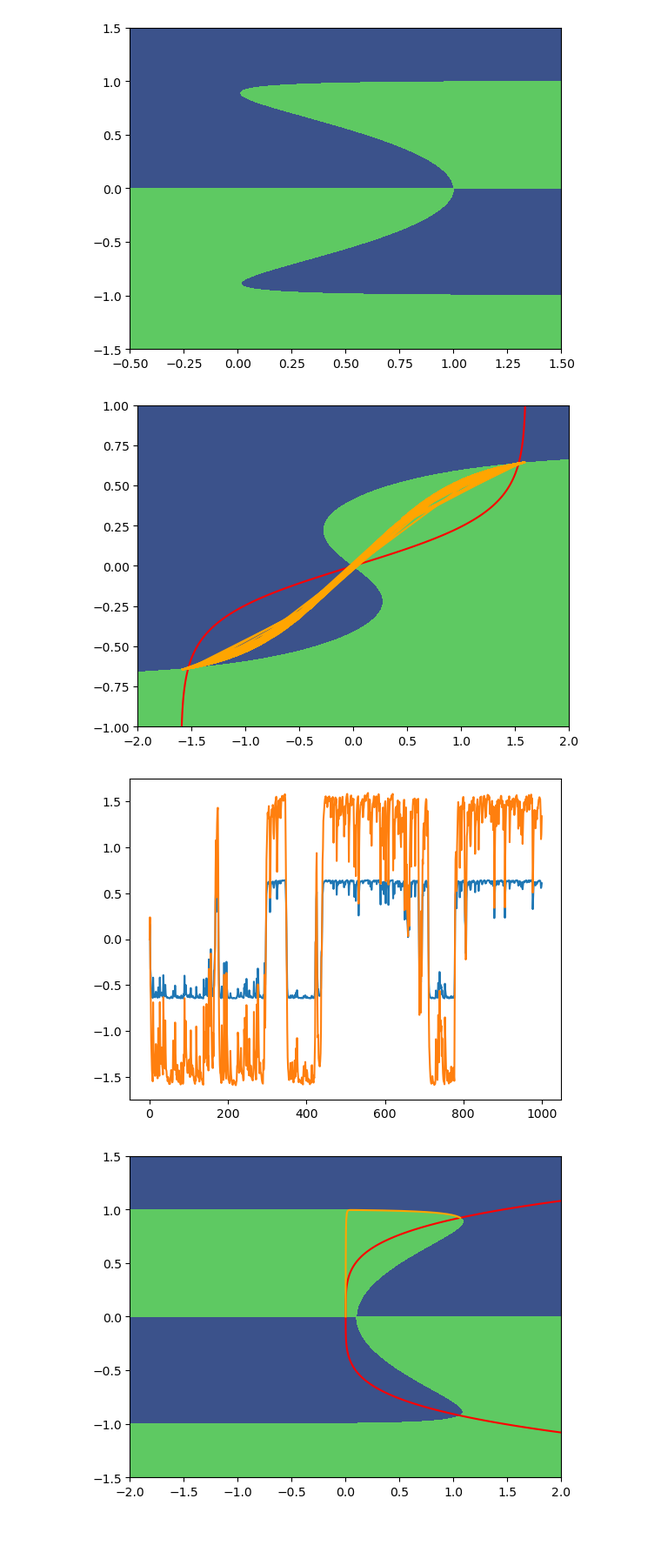
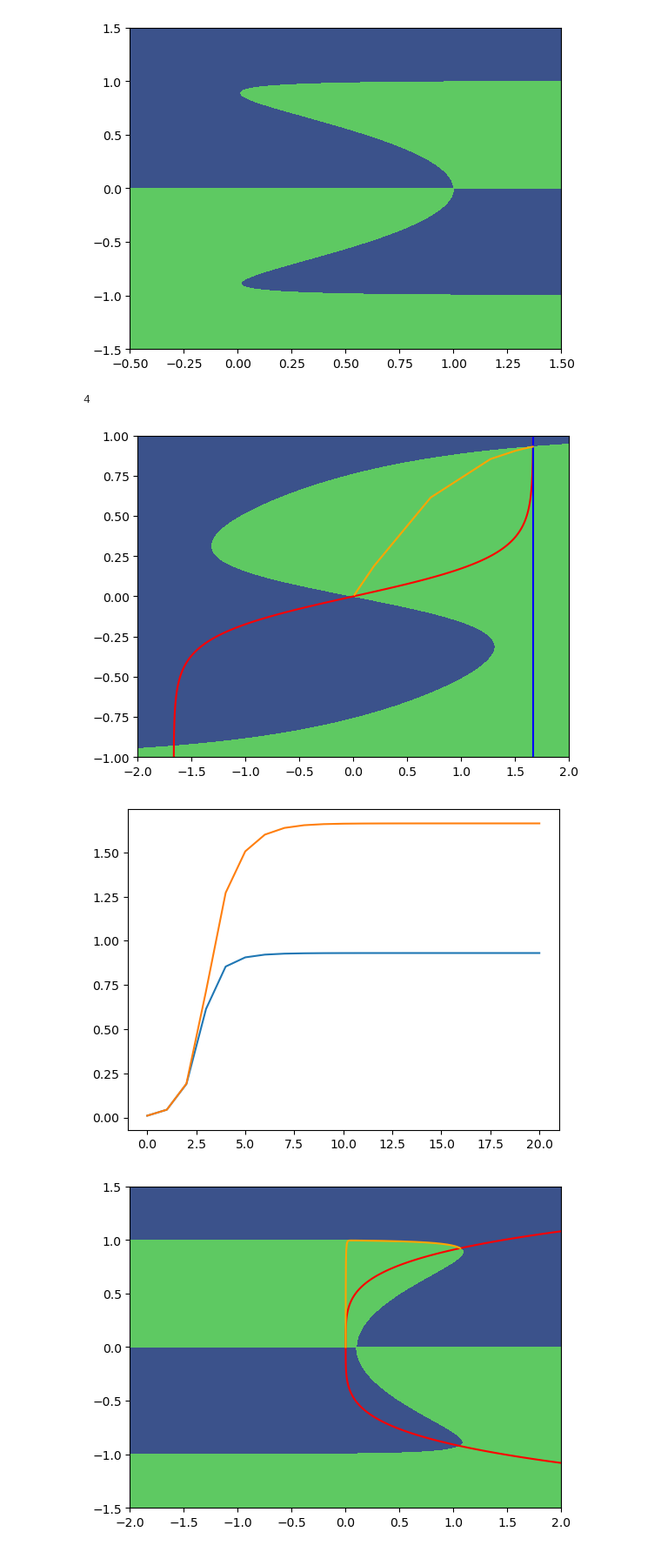
Before and after one commit to gerome-andry/RNN-dynamics, a Jupyter notebook: Analysis.ipynb, the cells around one changed output. Shown at 87% size. Drawn from its saved outputs; the diff is of its cells as text; code cells hidden in the pictures.

```diff
--- a/Analysis.ipynb
+++ b/Analysis.ipynb
@@ -42,38 +42,43 @@ plt.show()
 # %%
 # LSTM
 
 x = torch.linspace(-2, 2, 1000)
 y = torch.linspace(-1, 1, 1000)
 
 xy_grid = torch.meshgrid(x, y, indexing="ij")
 
 x_g = xy_grid[0].T
 y_g = xy_grid[1].T.flip(0, 1)
 
 LSTM = LSTMCell()
-A = 0.5
-B = 0.8
-C = 3
-D = 0.7
+A = .4 # [0, 1]
+B = 1 # [0, 1]
+D = 1#0.7 # [0, 1]
+C = 4#(1-A)/(B*D) + 1 # bifurcation at (1-A)/(B*D)
+print(C)
 pars = A, B, C, D
 
 ax = LSTM.phaseplane(x_g, y_g, pars, input=0)
 
-xt = torch.randn(1000)
-h0 = torch.tensor(0)
-s0 = torch.tensor(0)
+testx = torch.linspace(-1, 1, 100)
+ax.plot(1/(1-A)*torch.ones_like(testx), testx, 'blue')
+
+xt = .0*torch.randn(20)
+h0 = torch.tensor(0.01)
+s0 = torch.tensor(0.01)
 
 ht, st = LSTM.trajectory(h0, s0, pars, xt)
 ax.plot(st, ht, 'orange')
 plt.show()
 
 # plt.plot(xt)
 plt.plot(ht)
 plt.plot(st)
 plt.show()
 # %% [output]
+4
-[figure, old version]
+[figure, new version]
-[figure, old version]
+[figure, new version]
 # %%
 # Flex
 
```
Also changed, not shown: 2 other files.
